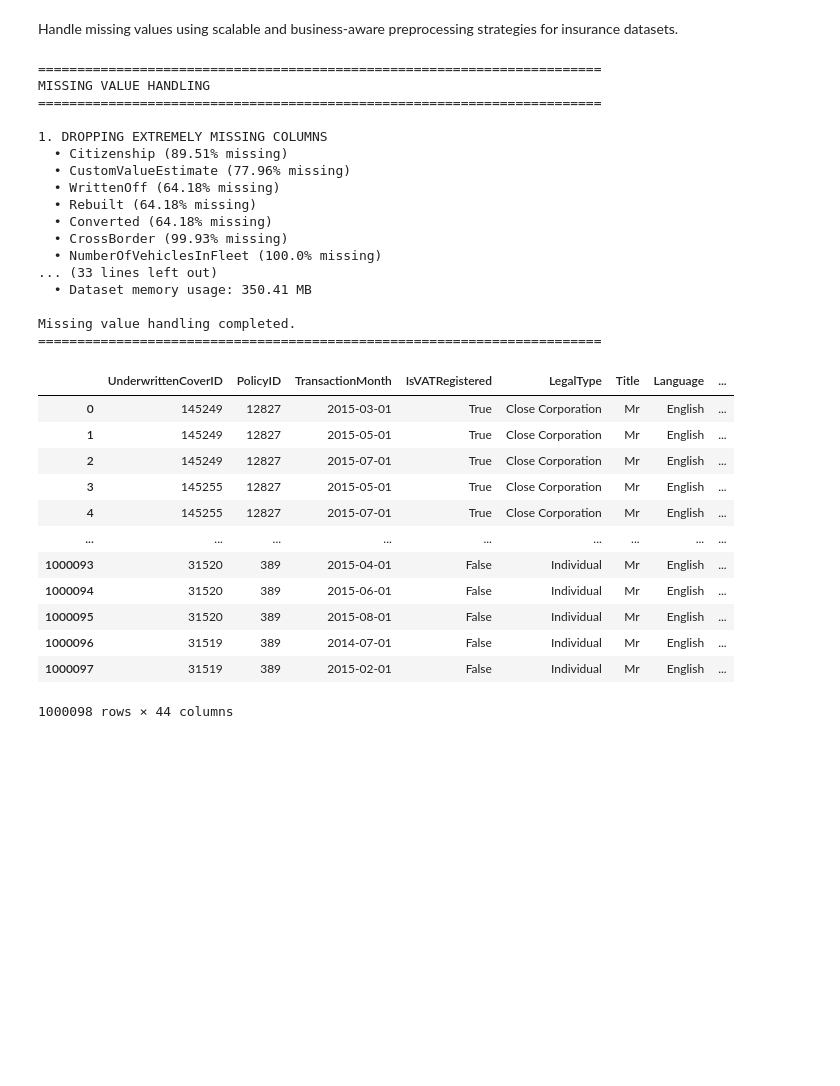
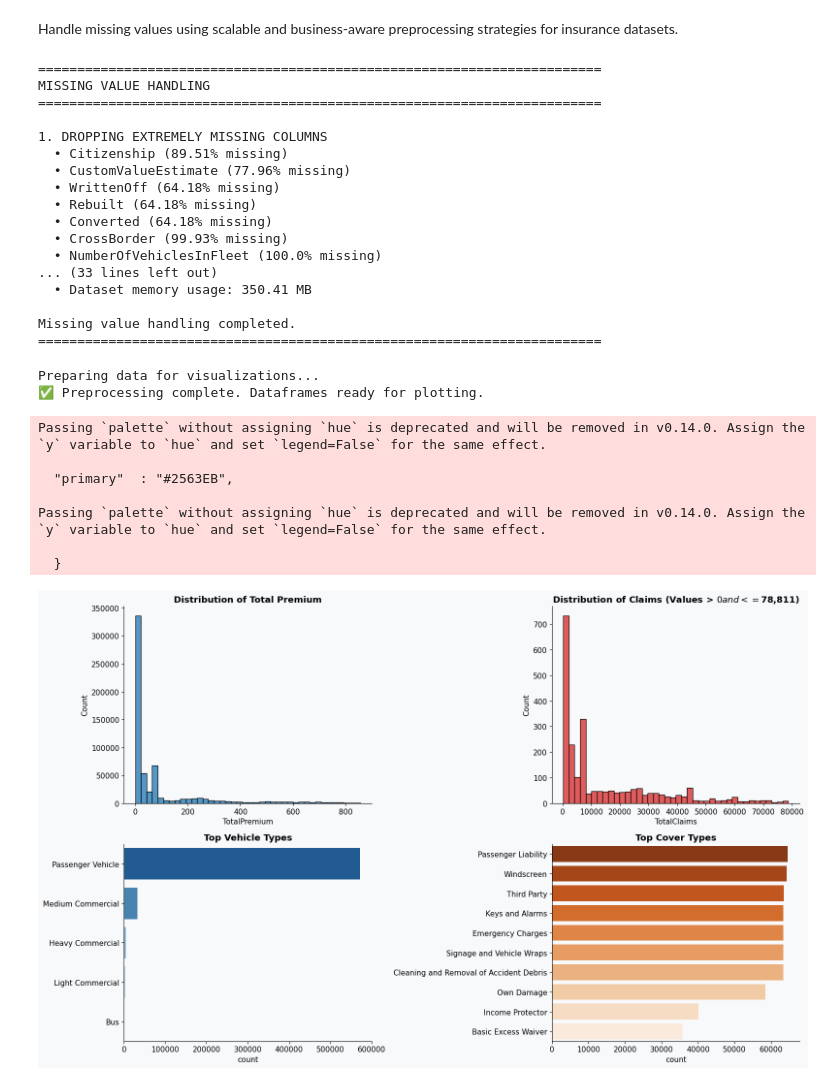
Before and after one commit to hermiMAB/insurance-risk-analytics, a Jupyter notebook: notebooks/01_eda.ipynb, the cells around one changed output. Drawn from its saved outputs; the diff is of its cells as text; code cells hidden in the pictures; blank space fills up the shorter version.

Commit message:
feat(eda): add modular visualization suite for insurance portfolio

```diff
--- a/notebooks/01_eda.ipynb
+++ b/notebooks/01_eda.ipynb
@@ -81,7 +85,7 @@ missing_report.sort_values("pct", ascending=False).head(15)
 # %% [markdown]
 Handle missing values using scalable and business-aware preprocessing strategies for insurance datasets.
 # %%
-handle_missing_values(df)
+clean_df = handle_missing_values(df)
 # %% [output]
 ========================================================================
 MISSING VALUE HANDLING
@@ -100,16 +104,21 @@ MISSING VALUE HANDLING
 
 Missing value handling completed.
 ========================================================================
-|  | UnderwrittenCoverID | PolicyID | TransactionMonth | IsVATRegistered | LegalType | Title | Language | ... |
-| 0 | 145249 | 12827 | 2015-03-01 | True | Close Corporation | Mr | English | ... |
-| 1 | 145249 | 12827 | 2015-05-01 | True | Close Corporation | Mr | English | ... |
-| 2 | 145249 | 12827 | 2015-07-01 | True | Close Corporation | Mr | English | ... |
-| 3 | 145255 | 12827 | 2015-05-01 | True | Close Corporation | Mr | English | ... |
-| 4 | 145255 | 12827 | 2015-07-01 | True | Close Corporation | Mr | English | ... |
-| ... | ... | ... | ... | ... | ... | ... | ... | ... |
-| 1000093 | 31520 | 389 | 2015-04-01 | False | Individual | Mr | English | ... |
-| 1000094 | 31520 | 389 | 2015-06-01 | False | Individual | Mr | English | ... |
-| 1000095 | 31520 | 389 | 2015-08-01 | False | Individual | Mr | English | ... |
-| 1000096 | 31519 | 389 | 2014-07-01 | False | Individual | Mr | English | ... |
-| 1000097 | 31519 | 389 | 2015-02-01 | False | Individual | Mr | English | ... |
-1000098 rows × 44 columns
+# %%
+# 1. Run the preprocessing step to generate the necessary dataframes
+df_clean, df_plot, zip_summary = prepare_plotting_data(df)
+# %% [output]
+Preparing data for visualizations...
+✅ Preprocessing complete. Dataframes ready for plotting.
+# %%
+# 2. Univariate Analysis -
+plot_univariate_distributions(df_plot)
+# %% [output]
+Passing `palette` without assigning `hue` is deprecated and will be removed in v0.14.0. Assign the `y` variable to `hue` and set `legend=False` for the same effect.
+
+  "primary"  : "#2563EB",
+
+Passing `palette` without assigning `hue` is deprecated and will be removed in v0.14.0. Assign the `y` variable to `hue` and set `legend=False` for the same effect.
+
+  }
+[figure, added]
```
Also changed, not shown: parts of 11 cells of this notebook, 3 other files.
